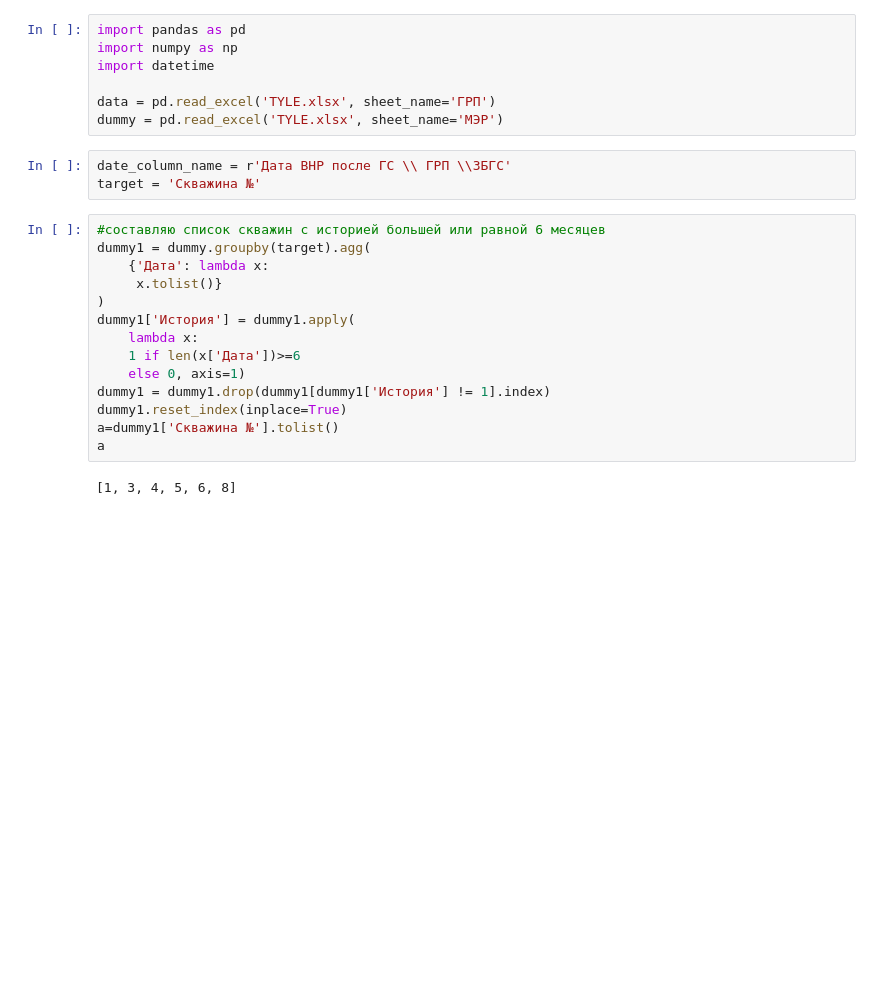
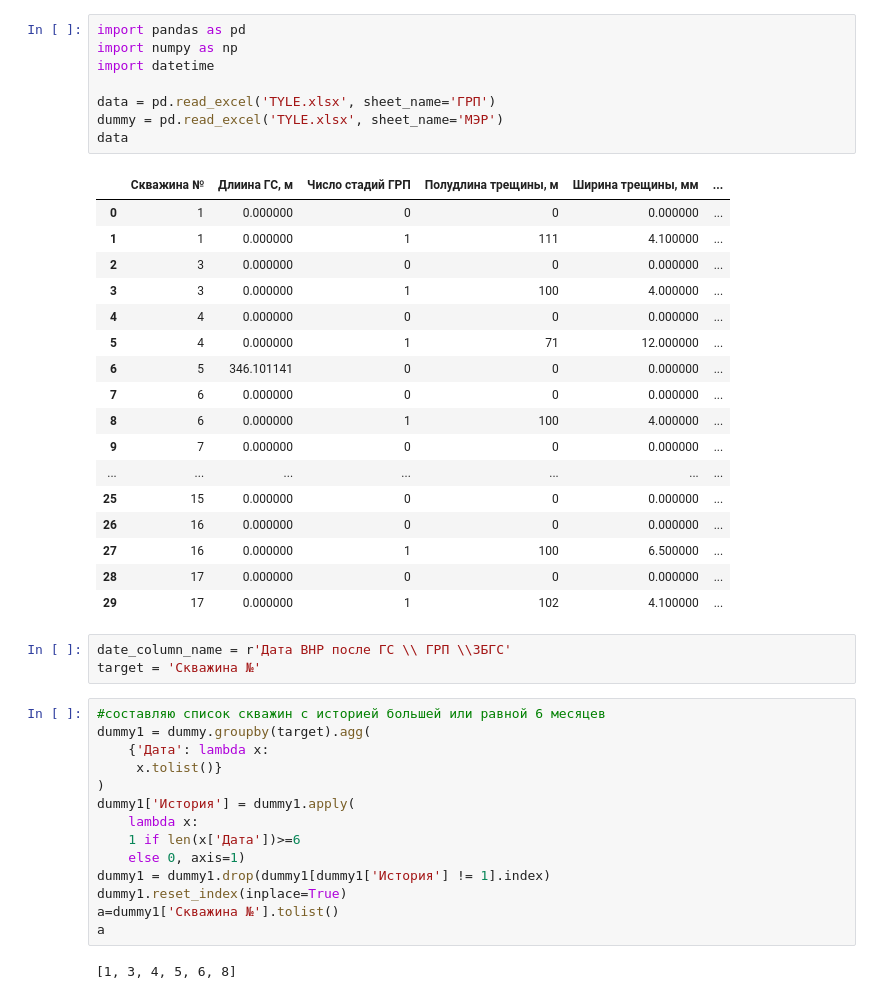
Before and after one commit to lybmvvs/gazpromapp, a Jupyter notebook: app_gazprom_func.ipynb, the cells around one changed output. Cells and saved outputs as stored; diff of their text form; blank space fills up the shorter version.

```diff
--- a/app_gazprom_func.ipynb
+++ b/app_gazprom_func.ipynb
@@ -1,10 +1,29 @@
 # %%
 import pandas as pd
 import numpy as np
 import datetime
 
 data = pd.read_excel('TYLE.xlsx', sheet_name='ГРП')
 dummy = pd.read_excel('TYLE.xlsx', sheet_name='МЭР')
+data
+# %% [output]
+|  | Скважина № | Длиина ГС, м | Число стадий ГРП | Полудлина трещины, м | Ширина трещины, мм | ... |
+| 0 | 1 | 0.000000 | 0 | 0 | 0.000000 | ... |
+| 1 | 1 | 0.000000 | 1 | 111 | 4.100000 | ... |
+| 2 | 3 | 0.000000 | 0 | 0 | 0.000000 | ... |
+| 3 | 3 | 0.000000 | 1 | 100 | 4.000000 | ... |
+| 4 | 4 | 0.000000 | 0 | 0 | 0.000000 | ... |
+| 5 | 4 | 0.000000 | 1 | 71 | 12.000000 | ... |
+| 6 | 5 | 346.101141 | 0 | 0 | 0.000000 | ... |
+| 7 | 6 | 0.000000 | 0 | 0 | 0.000000 | ... |
+| 8 | 6 | 0.000000 | 1 | 100 | 4.000000 | ... |
+| 9 | 7 | 0.000000 | 0 | 0 | 0.000000 | ... |
+| ... | ... | ... | ... | ... | ... | ... |
+| 25 | 15 | 0.000000 | 0 | 0 | 0.000000 | ... |
+| 26 | 16 | 0.000000 | 0 | 0 | 0.000000 | ... |
+| 27 | 16 | 0.000000 | 1 | 100 | 6.500000 | ... |
+| 28 | 17 | 0.000000 | 0 | 0 | 0.000000 | ... |
+| 29 | 17 | 0.000000 | 1 | 102 | 4.100000 | ... |
 # %%
 date_column_name = r'Дата ВНР после ГС \\ ГРП \\ЗБГС'
 target = 'Скважина №'
```
Also changed, not shown: parts of 4 cells of this notebook, 1 other file.
